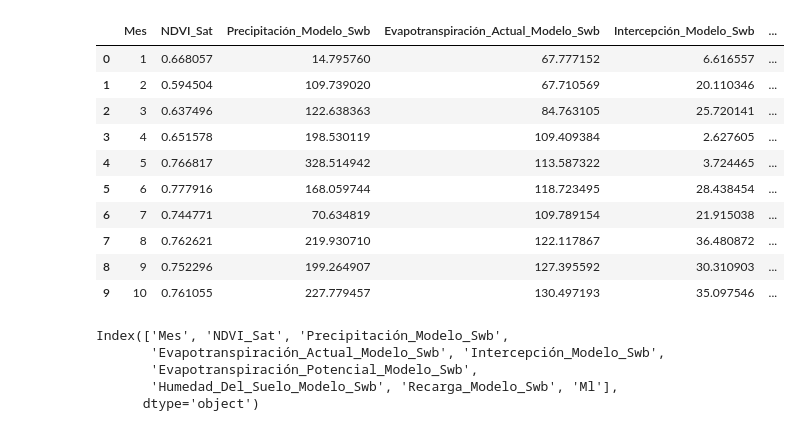
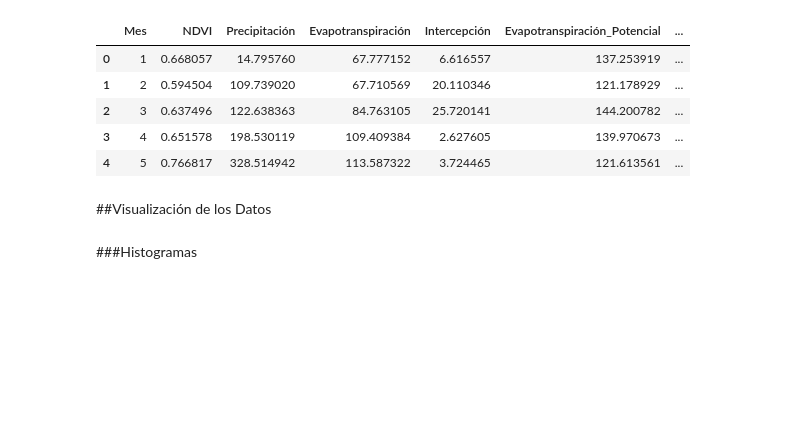
Before and after one commit to emarevalog/Data_Science_Forecast_NDVI_Project, a Jupyter notebook: Exploración_estadística.ipynb, the cells around one changed output. Cells and saved outputs as stored; diff of their text form; code cells hidden in the pictures; blank space fills up the shorter version.

```diff
--- a/Exploración_estadística.ipynb
+++ b/Exploración_estadística.ipynb
@@ -18,9 +46,15 @@ df = pd.read_csv('https://raw.githubusercontent.com/emarevalog/Machine_learning_
 # %%
 #Cambios en los nombres de las variables
+df.columns = df.columns.str.replace(" sat", "")
+df.columns = df.columns.str.replace(" ACTUAL  modelo SWB", "")
+df.columns = df.columns.str.replace(" modelo SWB", "")
+df.columns = df.columns.str.replace("  DEL ", "_")
+df.columns = df.columns.str.replace(" ", "_")
 df.columns = df.columns.str.title()
-df.columns = df.columns.str.replace(" ", "_")
-df.columns = df.columns.str.replace("__", "_")
 df.columns = df.columns.str.replace("Ndvi", "NDVI")
+# %%
+#Eliminamos la columna Ml porque no tiene datos
+df = df.drop('Ml', axis=1)
 # %%
 df.info()
 # %% [output]
@@ -43,3 +86,9 @@ memory usage: 7.0+ KB
+# %%
+#Eliminamos las últimas dos filas del dataframe
+df = df.iloc[:-2]
+# %%
+#Convertimos los datos de la columna mes en enteros
+df['Mes'] = df['Mes'].astype('int64')
 # %%
 df.describe()
 # %% [output]
@@ -55,23 +104,14 @@ df.describe()
 # %%
-df.head(10)
+df.head(5)
 # %% [output]
-|  | Mes | NDVI_Sat | Precipitación_Modelo_Swb | Evapotranspiración_Actual_Modelo_Swb | Intercepción_Modelo_Swb | ... |
-| 0 | 1 | 0.668057 | 14.795760 | 67.777152 | 6.616557 | ... |
-| 1 | 2 | 0.594504 | 109.739020 | 67.710569 | 20.110346 | ... |
-| 2 | 3 | 0.637496 | 122.638363 | 84.763105 | 25.720141 | ... |
-| 3 | 4 | 0.651578 | 198.530119 | 109.409384 | 2.627605 | ... |
-| 4 | 5 | 0.766817 | 328.514942 | 113.587322 | 3.724465 | ... |
-| 5 | 6 | 0.777916 | 168.059744 | 118.723495 | 28.438454 | ... |
-| 6 | 7 | 0.744771 | 70.634819 | 109.789154 | 21.915038 | ... |
-| 7 | 8 | 0.762621 | 219.930710 | 122.117867 | 36.480872 | ... |
-| 8 | 9 | 0.752296 | 199.264907 | 127.395592 | 30.310903 | ... |
-| 9 | 10 | 0.761055 | 227.779457 | 130.497193 | 35.097546 | ... |
+|  | Mes | NDVI | Precipitación | Evapotranspiración | Intercepción | Evapotranspiración_Potencial | ... |
+| 0 | 1 | 0.668057 | 14.795760 | 67.777152 | 6.616557 | 137.253919 | ... |
+| 1 | 2 | 0.594504 | 109.739020 | 67.710569 | 20.110346 | 121.178929 | ... |
+| 2 | 3 | 0.637496 | 122.638363 | 84.763105 | 25.720141 | 144.200782 | ... |
+| 3 | 4 | 0.651578 | 198.530119 | 109.409384 | 2.627605 | 139.970673 | ... |
+| 4 | 5 | 0.766817 | 328.514942 | 113.587322 | 3.724465 | 121.613561 | ... |
-# %%
-print(df.columns)
-# %% [output]
-Index(['Mes', 'NDVI_Sat', 'Precipitación_Modelo_Swb',
-       'Evapotranspiración_Actual_Modelo_Swb', 'Intercepción_Modelo_Swb',
-       'Evapotranspiración_Potencial_Modelo_Swb',
-       'Humedad_Del_Suelo_Modelo_Swb', 'Recarga_Modelo_Swb', 'Ml'],
-      dtype='object')
+# %% [markdown]
+##Visualización de los Datos
+# %% [markdown]
+###Histogramas
 # %%
```
Also changed, not shown: parts of 25 cells of this notebook.
